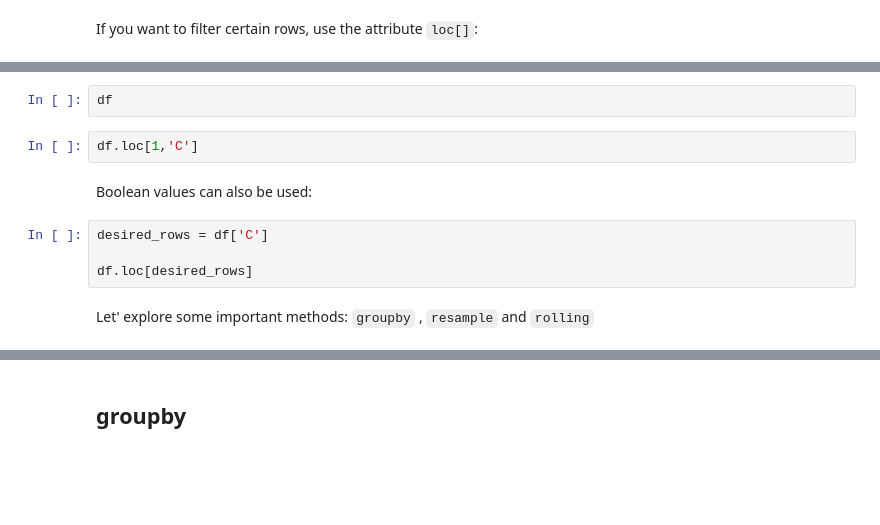
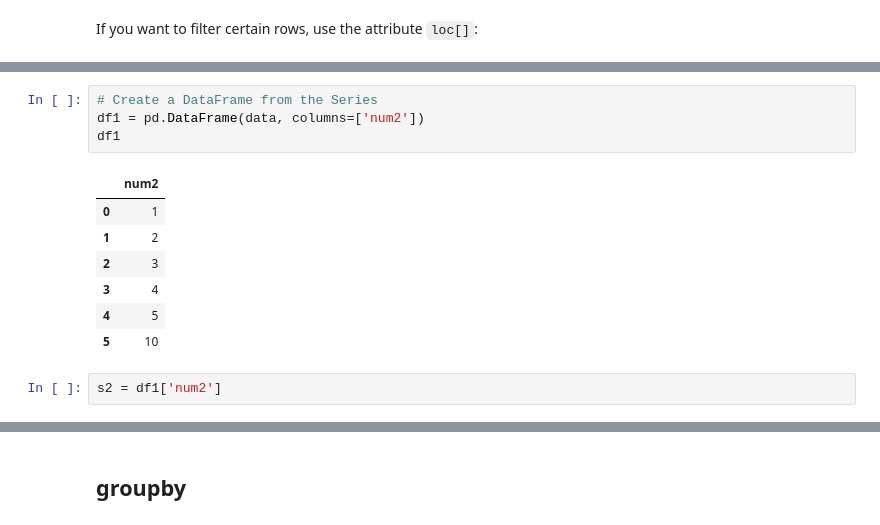
Before and after one commit to ridwanmd/CEE_676_Python_Lecture, a Jupyter notebook: ReferenceModules/03_Numpy&Pandas.ipynb, the cells around one changed output, grey strips where cells are left out. Drawn from its saved outputs; the diff is of its cells as text; blank space fills up the shorter version.

```diff
--- a/ReferenceModules/03_Numpy&Pandas.ipynb
+++ b/ReferenceModules/03_Numpy&Pandas.ipynb
@@ -259,12 +263,14 @@ df.loc[0]
-# %%
-df
-# %%
-df.loc[1,'C']
-# %% [markdown]
-Boolean values can also be used:
-# %%
-desired_rows = df['C']
-
-df.loc[desired_rows]
-# %% [markdown]
-Let' explore some important methods: `groupby` , `resample` and `rolling`
+# %%
+# Create a DataFrame from the Series
+df1 = pd.DataFrame(data, columns=['num2'])
+df1
+# %% [output]
+|  | num2 |
+| 0 | 1 |
+| 1 | 2 |
+| 2 | 3 |
+| 3 | 4 |
+| 4 | 5 |
+| 5 | 10 |
+# %%
+s2 = df1['num2']
```
Also changed, not shown: parts of 21 cells of this notebook.
